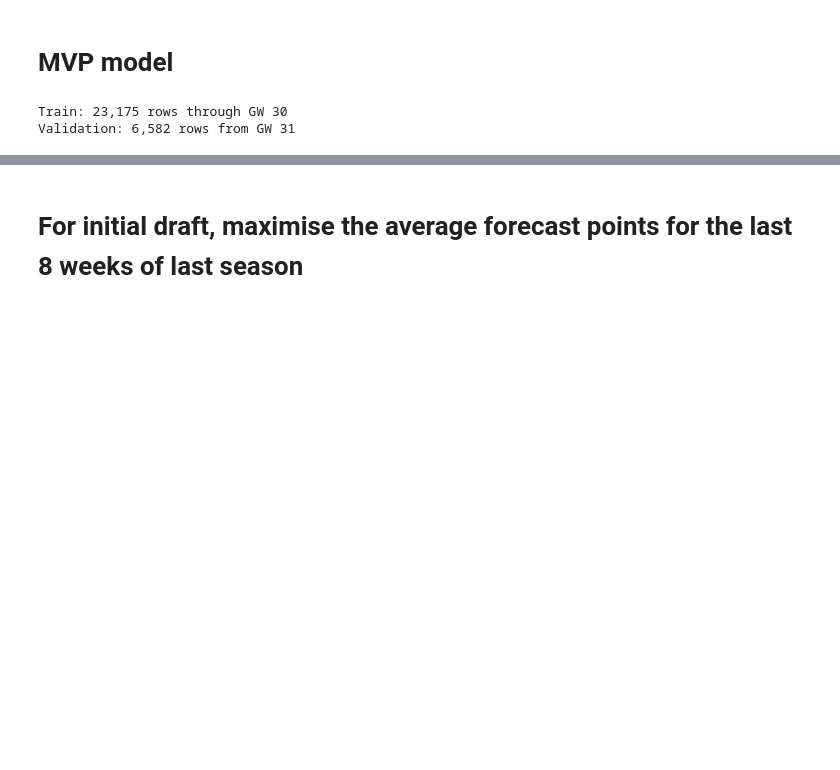
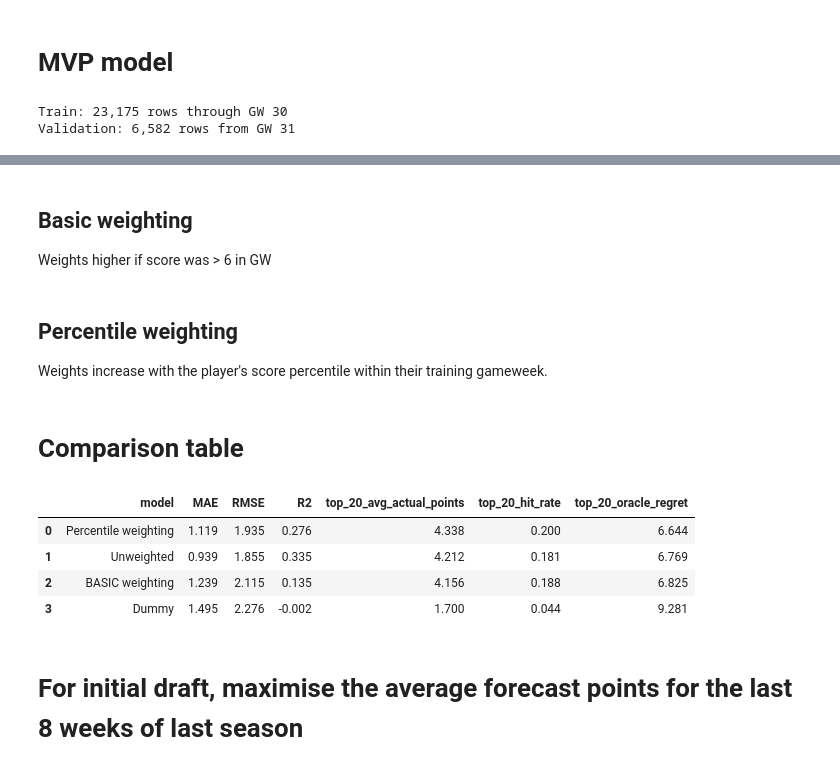
Before and after one commit to calumthompson/fantasy_football_v2, a Jupyter notebook: fantasy_football/model/training/mvp_model.ipynb, the cells around one changed output, grey strips where cells are left out. Drawn from its saved outputs; the diff is of its cells as text; code cells hidden in the pictures; blank space fills up the shorter version.

```diff
--- a/src/fantasy_football/model/training/week 2 model.ipynb
+++ b/fantasy_football/model/training/mvp_model.ipynb
@@ -19,3 +19,7 @@ historic_data.head()
 | 3 | Zeki Amdouni | FWD | Burnley | 0.0 | 0 | 0 | 0 | 0 | 0.0 | 216 | ... |
 | 4 | Lucas Tolentino Coelho de Lima | MID | West Ham | 2.6 | 0 | 0 | 11 | 0 | 14.2 | 612 | ... |
 5 rows × 46 columns
+# %%
+target_variable = "total_points"
+
+historic_data[target_variable].describe()
@@ -231,0 +176,3 @@ Baseline R²: -0.0019516656118194753
+# %% [markdown]
+## Basic weighting
+Weights higher if score was > 6 in GW
@@ -232,3 +187,69 @@ Baseline R²: -0.0019516656118194753
+# %% [markdown]
+## Percentile weighting
+Weights increase with the player's score percentile within their training gameweek.
+# %%
+train_gameweeks = historic_data.loc[y_train.index, "GW"]
+score_percentiles = y_train.groupby(train_gameweeks).rank(pct=True, method="average")
+percentile_weights = pd.cut(
+    score_percentiles,
+    bins=[0, 0.25, 0.50, 0.75, 0.90, 1.0],
+    labels=[1.0, 1.5, 2.0, 3.0, 4.0],
+    include_lowest=True,
+).astype(float)
+
+percentile_weighting_model = fit_catboost(sample_weight=percentile_weights)
+models["Percentile weighting"] = percentile_weighting_model
+validation_predictions["Percentile weighting"] = percentile_weighting_model.predict(X_valid)
+# %% [markdown]
+# Comparison table
+# %%
+def evaluate_predictions(predictions, top_n=20):
+    evaluation = pd.DataFrame({
+        "GW": historic_data.loc[y_valid.index, "GW"].to_numpy(),
+        "actual": y_valid.to_numpy(),
+        "predicted": predictions,
+    })
+
+    top_end_by_gw = []
+    for _, gameweek in evaluation.groupby("GW"):
+        n = min(top_n, len(gameweek))
+        predicted_top = gameweek.nlargest(n, "predicted")
+        actual_top_indices = set(gameweek.nlargest(n, "actual").index)
+        top_end_by_gw.append({
+            "top_20_avg_actual_points": predicted_top["actual"].mean(),
+            "top_20_hit_rate": predicted_top.index.isin(actual_top_indices).mean(),
+            "top_20_oracle_regret": (
+                gameweek.nlargest(n, "actual")["actual"].mean()
+                - predicted_top["actual"].mean()
+            ),
+        })
+
+    top_end = pd.DataFrame(top_end_by_gw).mean()
+    return {
+        "MAE": mean_absolute_error(evaluation["actual"], evaluation["predicted"]),
+        "RMSE": root_mean_squared_error(evaluation["actual"], evaluation["predicted"]),
+        "R2": r2_score(evaluation["actual"], evaluation["predicted"]),
+        **top_end.to_dict(),
+    }
+
+comparison_table = pd.DataFrame.from_dict(
+    {name: evaluate_predictions(preds) for name, preds in validation_predictions.items()},
+    orient="index",
+).rename_axis("model").reset_index()
+
+comparison_table = comparison_table.sort_values(
+    "top_20_avg_actual_points", ascending=False
+).reset_index(drop=True)
+# Use the strongest top-end model for the downstream forecast section.
+model = models["Percentile weighting"]
+
+comparison_table.round(3)
+# %% [output]
+|  | model | MAE | RMSE | R2 | top_20_avg_actual_points | top_20_hit_rate | top_20_oracle_regret |
+| 0 | Percentile weighting | 1.119 | 1.935 | 0.276 | 4.338 | 0.200 | 6.644 |
+| 1 | Unweighted | 0.939 | 1.855 | 0.335 | 4.212 | 0.181 | 6.769 |
+| 2 | BASIC weighting | 1.239 | 2.115 | 0.135 | 4.156 | 0.188 | 6.825 |
+| 3 | Dummy | 1.495 | 2.276 | -0.002 | 1.700 | 0.044 | 9.281 |
 # %% [markdown]
 # For initial draft, maximise the average forecast points for the last 8 weeks of last season
 # %%
```
Also changed, not shown: parts of 10 cells of this notebook, 26 other files.
